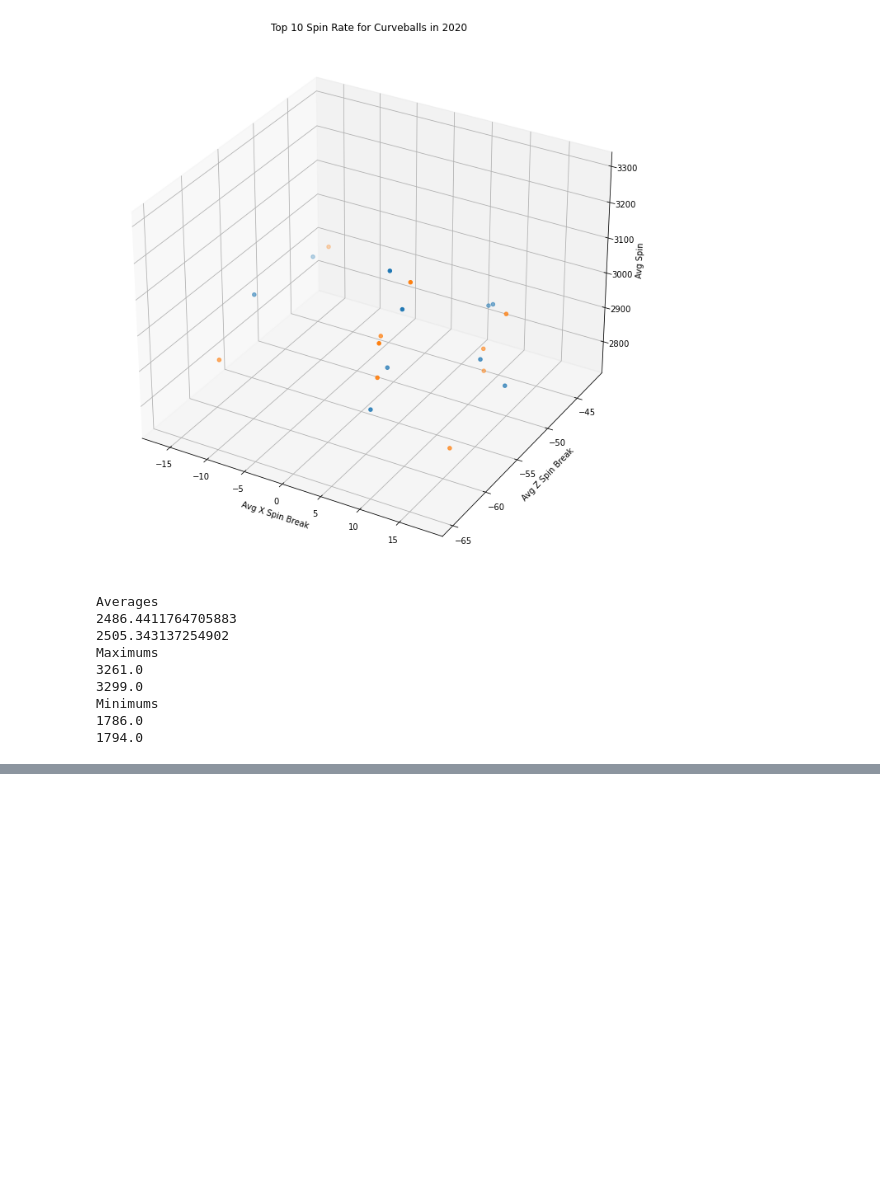
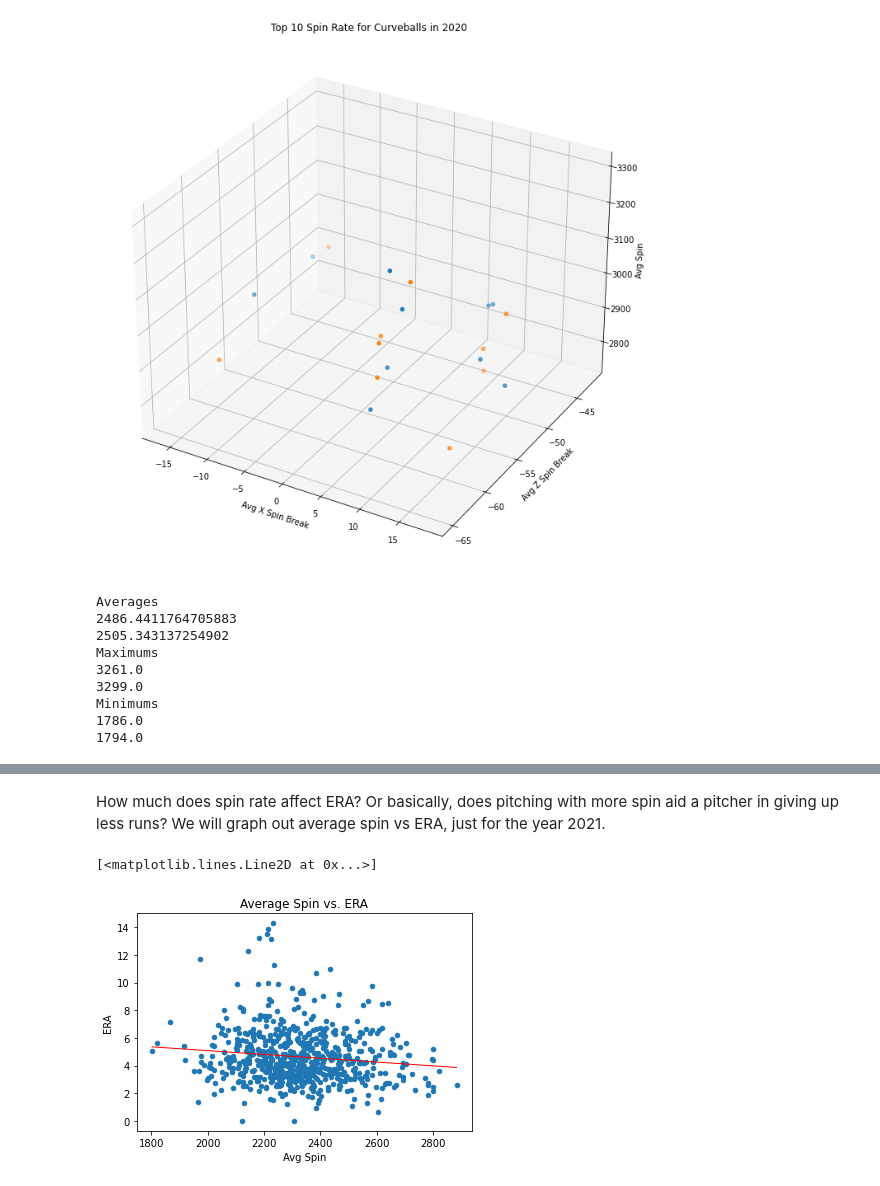
Before and after one commit to Jesparza17/Jesparza17, a Jupyter notebook: Project Notebook.ipynb, the cells around one changed output, grey strips where cells are left out. Saved outputs shown, nothing was run; the diff lists cells and outputs as text; code cells hidden in the pictures; blank space fills up the shorter version.

Commit message:
spin to win

```diff
--- a/Project Notebook.ipynb
+++ b/Project Notebook.ipynb
@@ -267,0 +296,17 @@ Let's take a look at three metrics: [expected batting average](https://www.mlb.c
+# %%
+# Read in and clean up dataset
+spin_to_win2021 = pd.read_csv("era_and_spin2021.csv")
+spin_to_win2021['Name'] = spin_to_win2021[' first_name'] + ' ' + spin_to_win2021['last_name']
+spin_to_win2021.drop(["player_id", "Unnamed: 8", "last_name", " first_name", "year"], axis=1, inplace=True)
+position = spin_to_win2021.pop("Name")
+spin_to_win2021.insert(0,'Name',position)
+spin_to_win2021.rename(columns={"p_era": "ERA", "fastball_avg_spin": "FB Avg Spin", "breaking_avg_spin": "Breaking Avg Spin", "xba": "xBA"}, inplace=True)
+
+# Combine fastball and breaking average spin into one variable
+spin_to_win2021["Avg Spin"] = spin_to_win2021[["FB Avg Spin", "Breaking Avg Spin"]].mean(axis=1)
+spin_to_win2021.drop(["FB Avg Spin", "Breaking Avg Spin"], axis=1, inplace=True)
+
+# Sort by highest average spin
+spin_to_win2021.sort_values("Avg Spin", inplace=True, ascending=False)
+
+spin_to_win2021.head()
@@ -267,0 +320,15 @@ Let's take a look at three metrics: [expected batting average](https://www.mlb.c
+# %% [markdown]
+How much does spin rate affect ERA? Or basically, does pitching with more spin aid a pitcher in giving up less runs? We will graph out average spin vs ERA, just for the year 2021.
+# %%
+from scipy import stats
+spin_to_win2021.plot.scatter(x='Avg Spin', y='ERA',title='Average Spin vs. ERA')
+
+# Linear regression
+slope, intercept, r_value, p_value, std_err = stats.linregress(spin_to_win2021['Avg Spin'],
+                                                                   spin_to_win2021['ERA'])
+pts = np.linspace(spin_to_win2021['Avg Spin'].min(), spin_to_win2021['Avg Spin'].max(), 500)
+line = slope * pts + intercept
+plt.plot(pts, line, lw=1, color='red')
+# %% [output]
+[<matplotlib.lines.Line2D at 0x...>]
+[figure, added]
```
Also changed, not shown: parts of 8 cells of this notebook.
